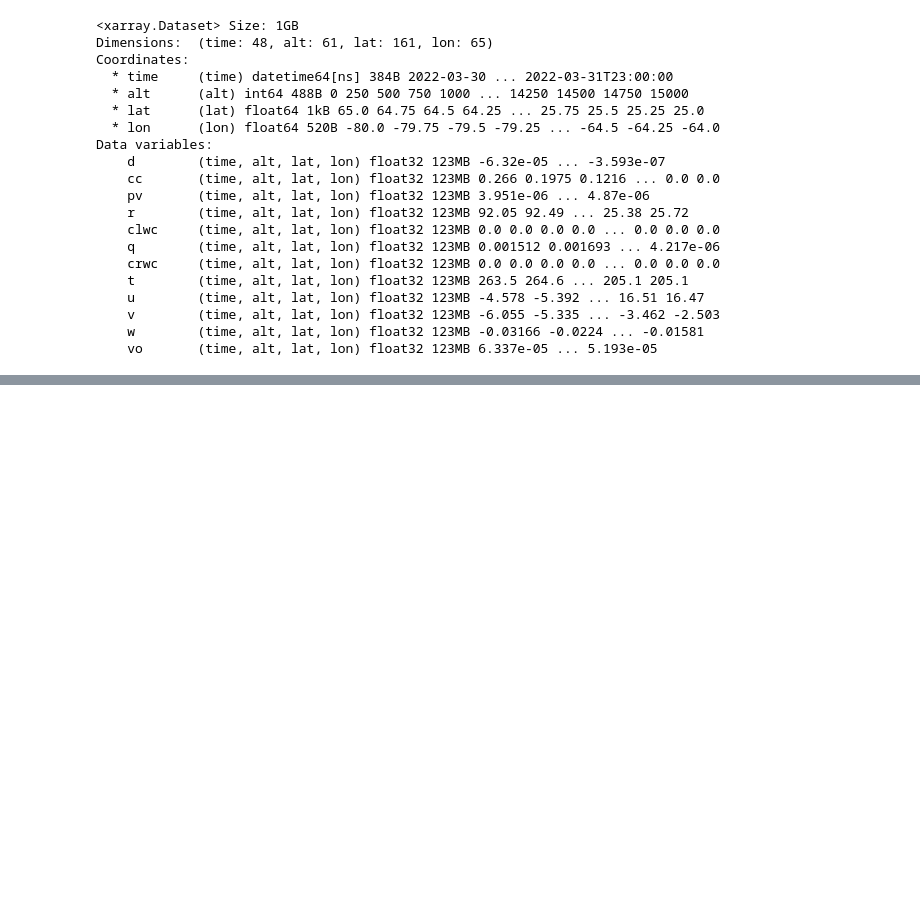
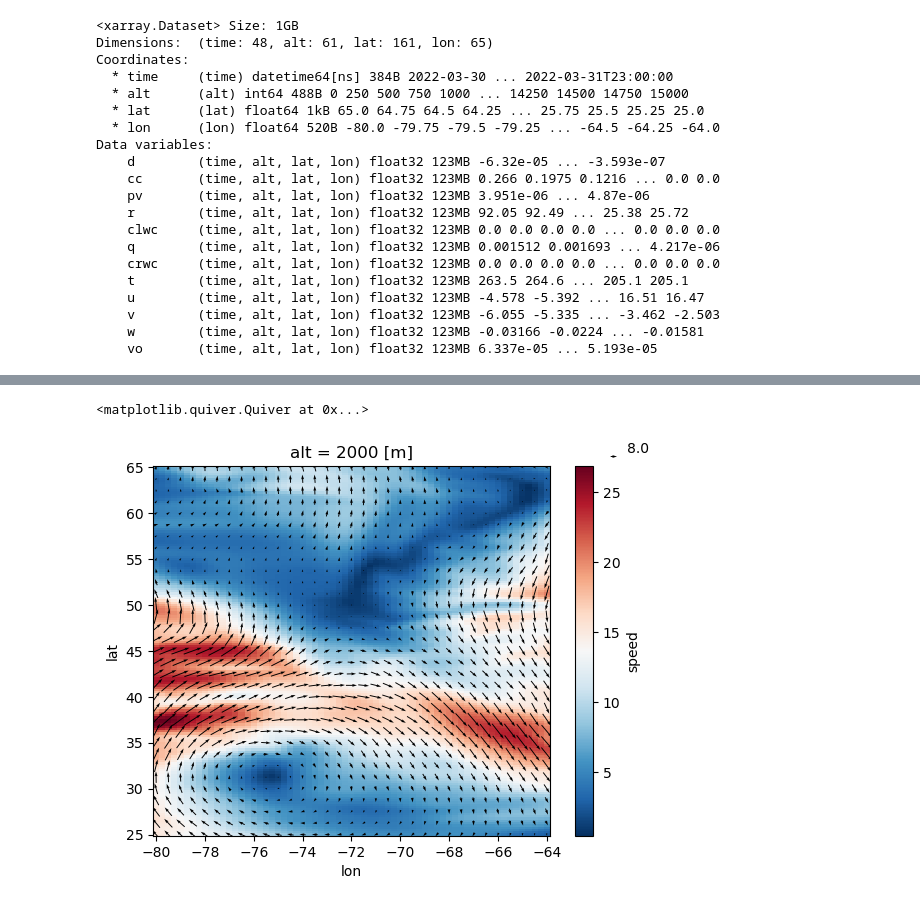
Before and after one commit to syedhamidali/ERA5_CODES, a Jupyter notebook: Notebook.ipynb, the cells around one changed output, grey strips where cells are left out. Cells and saved outputs as stored; diff of their text form; code cells hidden in the pictures; blank space fills up the shorter version.

```diff
--- a/Notebook.ipynb
+++ b/Notebook.ipynb
@@ -81,3 +107,9 @@ pressure_to_height(ds, alt_max=15000, alt_res=250)
     See Also
     --------
     pressure_levels_to_geometric_height : Transform ERA5 Reanalysis dataset with single time step.
+# %%
+ds = ds.rename({'valid_time':'time',
+                'pressure_level':'level',
+                'latitude':'lat',
+                'longitude':'lon'}
+              ).drop_vars(['number', 'expver'], errors='ignore')
@@ -83,0 +136,15 @@ pressure_to_height(ds, alt_max=15000, alt_res=250)
+# %%
+ds_small = ph.pressure_to_height(ds.isel(time=slice(22, 25)))
+# %%
+ds_small['speed'] = (ds_small['u']**2 + ds_small['v']**2)**(0.5)
+# %%
+lat_stride = 5
+lon_stride = 2
+ds_stride = ds_small.sel(lat=slice(None, None, lat_stride), lon=slice(None, None, lon_stride))
+# %%
+alt = 2000
+ds_small['speed'].sel(alt=alt, method='nearest').mean('time').plot(x='lon', y='lat', cmap='RdBu_r')
+ds_stride.sel(alt=alt, method='nearest').mean('time').plot.quiver(x='lon', y='lat', u='u', v='v', scale=500)
+# %% [output]
+<matplotlib.quiver.Quiver at 0x...>
+[figure, added]
```
Also changed, not shown: parts of 12 cells of this notebook, 1 other file.
